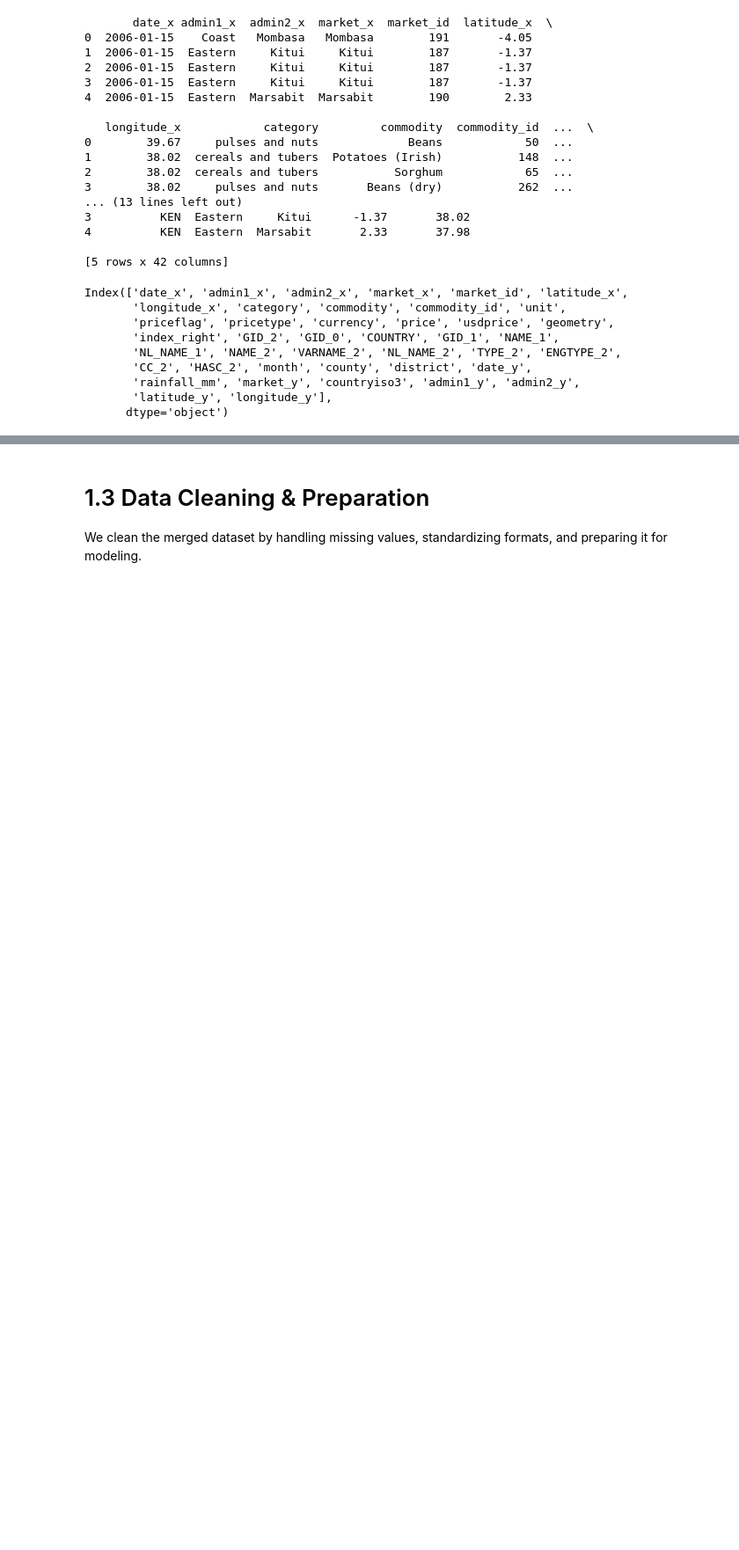
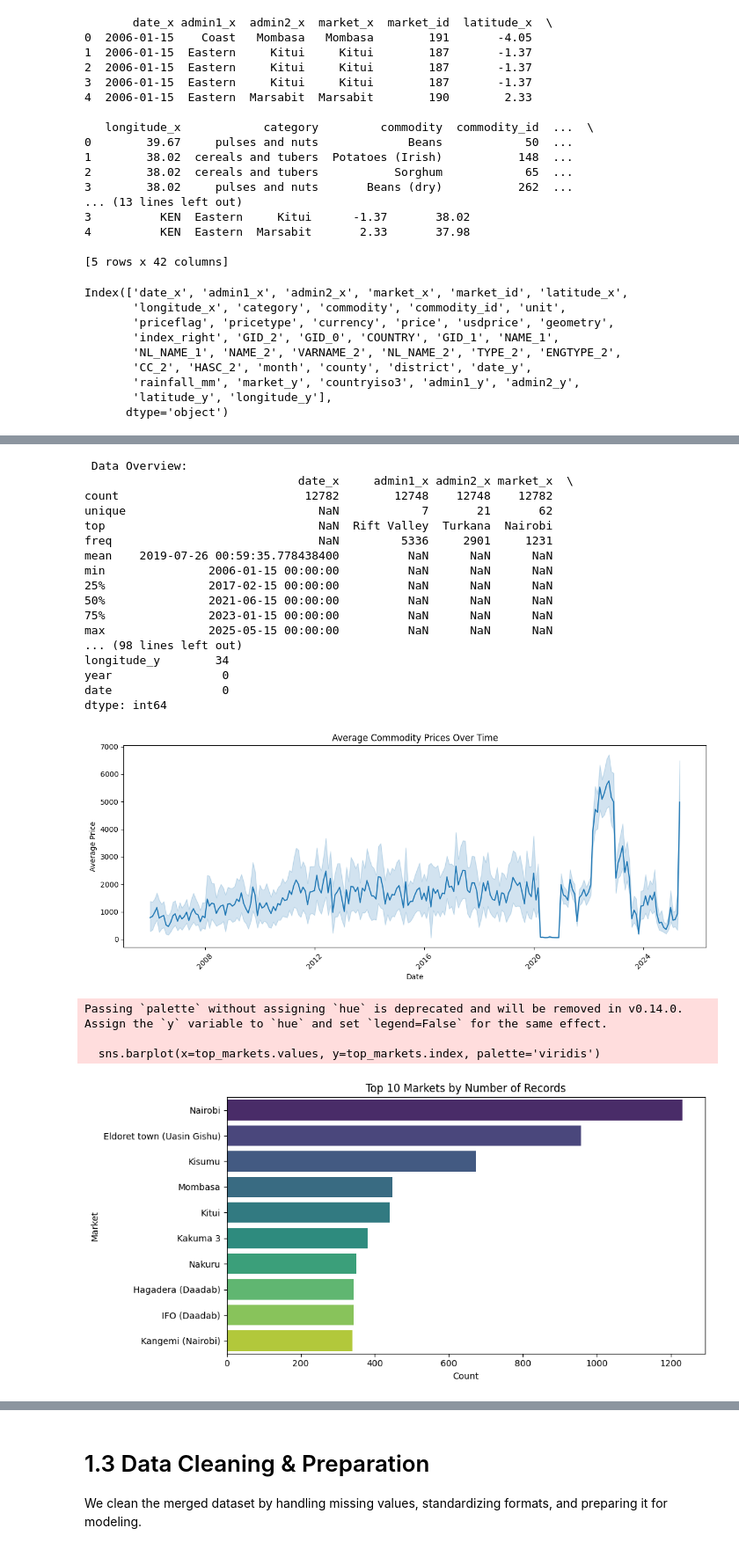
Before and after one commit to BrianRono7/Capstone-project, a Jupyter notebook: brian-modelling-deployment/modelling_pipeline.ipynb, the cells around one changed output, grey strips where cells are left out. Shown at 88% size. Drawn from its saved outputs; the diff is of its cells as text; code cells hidden in the pictures; blank space fills up the shorter version.

Commit message:
Added EDA section with visualizations and summary stats

```diff
--- a/brian-modelling-deployment/modelling_pipeline.ipynb
+++ b/brian-modelling-deployment/modelling_pipeline.ipynb
@@ -128,0 +133,72 @@ Index(['date_x', 'admin1_x', 'admin2_x', 'market_x', 'market_id', 'latitude_x',
+# %%
+import pandas as pd
+import matplotlib.pyplot as plt
+import seaborn as sns
+
+# Load data
+merged = pd.read_csv("merged_data.csv")
+
+# Use 'date_x' for time-related EDA
+if 'date_x' in merged.columns:
+    merged['date_x'] = pd.to_datetime(merged['date_x'], errors='coerce')
+    merged['year'] = merged['date_x'].dt.year
+    merged['month'] = merged['date_x'].dt.month
+    merged['date'] = pd.to_datetime(merged[['year', 'month']].assign(day=1))
+else:
+    raise KeyError("Column 'date_x' is missing. Please verify the dataset structure.")
+
+#Summary
+print(" Data Overview:")
+print(merged.describe(include='all'))
+print("\nMissing values:\n", merged.isnull().sum())
+
+#Price Trends Over Time
+plt.figure(figsize=(12, 5))
+sns.lineplot(data=merged, x="date", y="price", estimator='mean')
+plt.title("Average Commodity Prices Over Time")
+plt.xlabel("Date")
+plt.ylabel("Average Price")
+plt.xticks(rotation=45)
+plt.tight_layout()
+plt.show()
+
+#Top 10 Markets by Records
+top_markets = merged['market_x'].value_counts().head(10)
+plt.figure(figsize=(10, 5))
+sns.barplot(x=top_markets.values, y=top_markets.index, palette='viridis')
+plt.title("Top 10 Markets by Number of Records")
+plt.xlabel("Count")
+plt.ylabel("Market")
+plt.tight_layout()
+plt.show()
+
+#Price Distribution by Commodity
+plt.figure(figsize=(10, 6))
+sns.boxplot(data=merged, x='commodity', y='price')
+plt.title("Price Distribution per Commodity")
+plt.xticks(rotation=45)
+plt.tight_layout()
+plt.show()
+# %% [output]
+ Data Overview:
+                               date_x     admin1_x admin2_x market_x  \
+count                           12782        12748    12748    12782
+unique                            NaN            7       21       62
+top                               NaN  Rift Valley  Turkana  Nairobi
+freq                              NaN         5336     2901     1231
+mean    2019-07-26 00:59:35.778438400          NaN      NaN      NaN
+min               2006-01-15 00:00:00          NaN      NaN      NaN
+25%               2017-02-15 00:00:00          NaN      NaN      NaN
+50%               2021-06-15 00:00:00          NaN      NaN      NaN
+75%               2023-01-15 00:00:00          NaN      NaN      NaN
+max               2025-05-15 00:00:00          NaN      NaN      NaN
+... (98 lines left out)
+longitude_y        34
+year                0
+date                0
+dtype: int64
+[figure, added]
+Passing `palette` without assigning `hue` is deprecated and will be removed in v0.14.0. Assign the `y` variable to `hue` and set `legend=False` for the same effect.
+
+  sns.barplot(x=top_markets.values, y=top_markets.index, palette='viridis')
+[figure, added]
```
Also changed, not shown: parts of 2 cells of this notebook.
